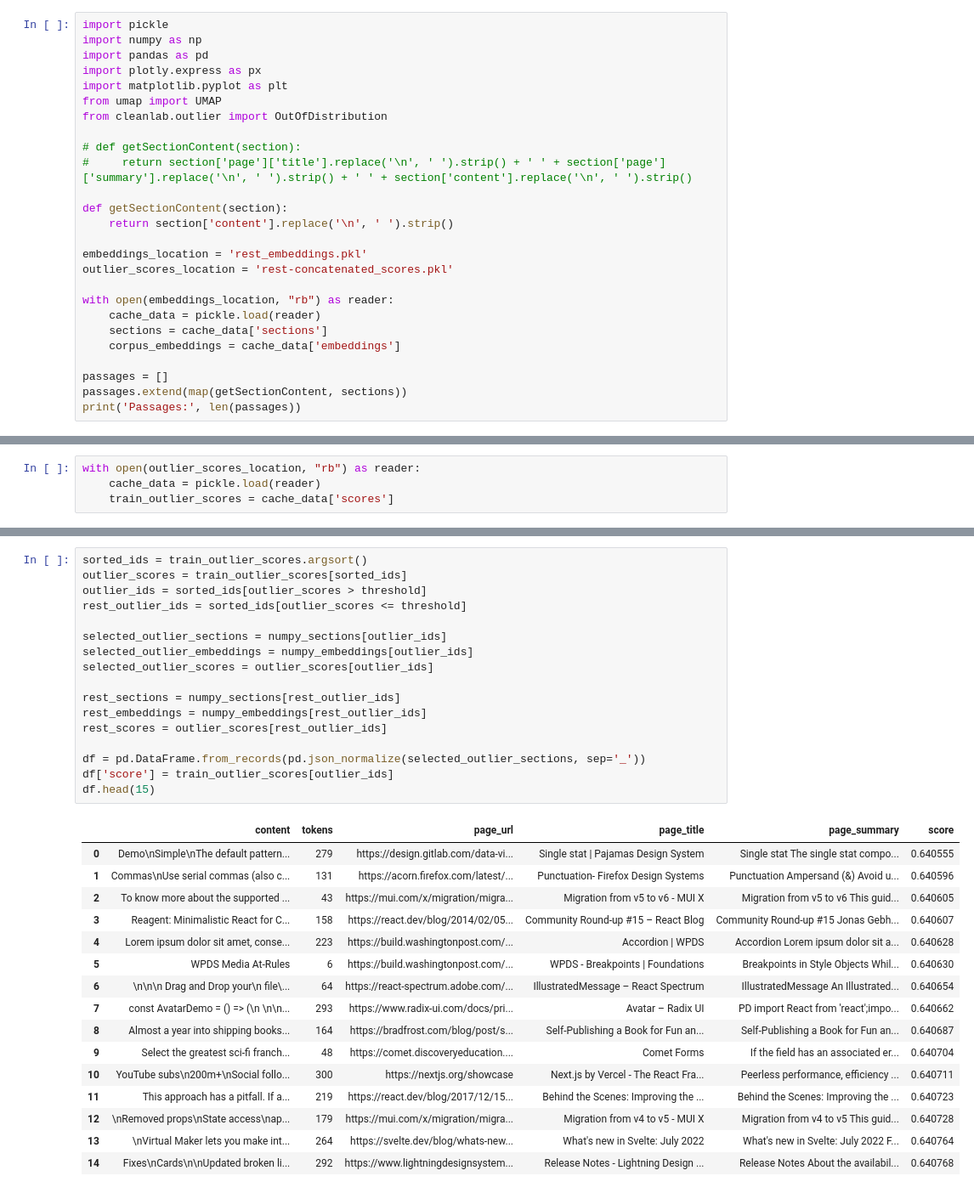
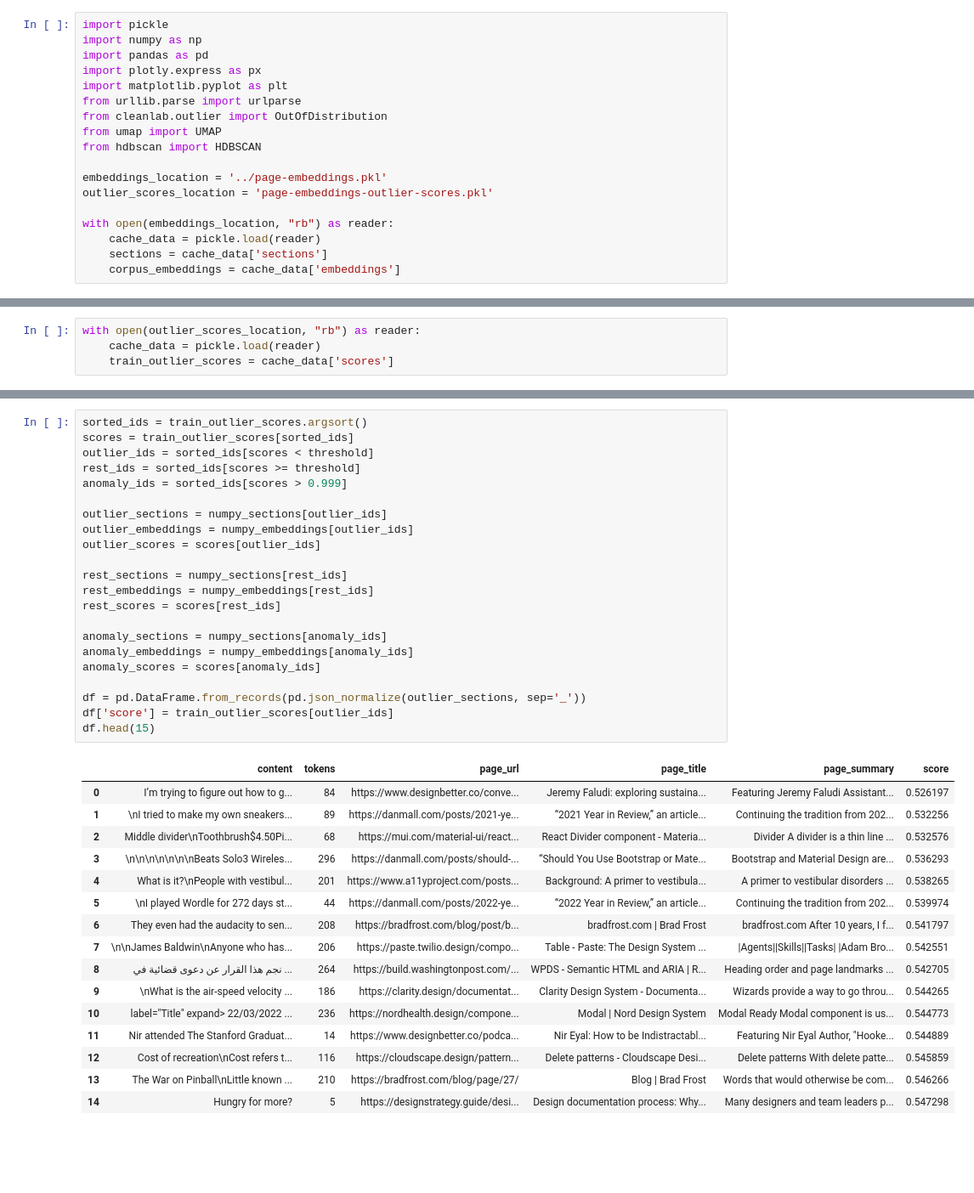
Before and after one commit to kickstartDS/concierge, a Jupyter notebook: notebooks/cleanup-data.ipynb, the cells around one changed output, grey strips where cells are left out. Shown at 85% size. Saved outputs shown, nothing was run; the diff lists cells and outputs as text; blank space fills up the shorter version.

```diff
--- a/notebooks/cleanup-data.ipynb
+++ b/notebooks/cleanup-data.ipynb
@@ -8,23 +8,15 @@ import numpy as np
 import pandas as pd
 import plotly.express as px
 import matplotlib.pyplot as plt
+from urllib.parse import urlparse
+from cleanlab.outlier import OutOfDistribution
 from umap import UMAP
-from cleanlab.outlier import OutOfDistribution
+from hdbscan import HDBSCAN
 
-# def getSectionContent(section):
-#     return section['page']['title'].replace('\n', ' ').strip() + ' ' + section['page']['summary'].replace('\n', ' ').strip() + ' ' + section['content'].replace('\n', ' ').strip()
-
-def getSectionContent(section):
-    return section['content'].replace('\n', ' ').strip()
-
-embeddings_location = 'rest_embeddings.pkl'
-outlier_scores_location = 'rest-concatenated_scores.pkl'
+embeddings_location = '../page-embeddings.pkl'
+outlier_scores_location = 'page-embeddings-outlier-scores.pkl'
 
 with open(embeddings_location, "rb") as reader:
     cache_data = pickle.load(reader)
     sections = cache_data['sections']
     corpus_embeddings = cache_data['embeddings']
-
-passages = []
-passages.extend(map(getSectionContent, sections))
-print('Passages:', len(passages))
@@ -87,35 +81,40 @@ plt.axvline(threshold, color='r', linestyle='--')
 # %%
 sorted_ids = train_outlier_scores.argsort()
-outlier_scores = train_outlier_scores[sorted_ids]
-outlier_ids = sorted_ids[outlier_scores > threshold]
-rest_outlier_ids = sorted_ids[outlier_scores <= threshold]
+scores = train_outlier_scores[sorted_ids]
+outlier_ids = sorted_ids[scores < threshold]
+rest_ids = sorted_ids[scores >= threshold]
+anomaly_ids = sorted_ids[scores > 0.999]
 
-selected_outlier_sections = numpy_sections[outlier_ids]
-selected_outlier_embeddings = numpy_embeddings[outlier_ids]
-selected_outlier_scores = outlier_scores[outlier_ids]
+outlier_sections = numpy_sections[outlier_ids]
+outlier_embeddings = numpy_embeddings[outlier_ids]
+outlier_scores = scores[outlier_ids]
 
-rest_sections = numpy_sections[rest_outlier_ids]
-rest_embeddings = numpy_embeddings[rest_outlier_ids]
-rest_scores = outlier_scores[rest_outlier_ids]
+rest_sections = numpy_sections[rest_ids]
+rest_embeddings = numpy_embeddings[rest_ids]
+rest_scores = scores[rest_ids]
 
-df = pd.DataFrame.from_records(pd.json_normalize(selected_outlier_sections, sep='_'))
+anomaly_sections = numpy_sections[anomaly_ids]
+anomaly_embeddings = numpy_embeddings[anomaly_ids]
+anomaly_scores = scores[anomaly_ids]
+
+df = pd.DataFrame.from_records(pd.json_normalize(outlier_sections, sep='_'))
 df['score'] = train_outlier_scores[outlier_ids]
 df.head(15)
 # %% [output]
 |  | content | tokens | page_url | page_title | page_summary | score |
-| 0 | Demo\nSimple\nThe default pattern... | 279 | https://design.gitlab.com/data-vi... | Single stat | Pajamas Design System | Single stat The single stat compo... | 0.640555 |
-| 1 | Commas\nUse serial commas (also c... | 131 | https://acorn.firefox.com/latest/... | Punctuation- Firefox Design Systems | Punctuation Ampersand (&) Avoid u... | 0.640596 |
-| 2 | To know more about the supported ... | 43 | https://mui.com/x/migration/migra... | Migration from v5 to v6 - MUI X | Migration from v5 to v6 This guid... | 0.640605 |
-| 3 | Reagent: Minimalistic React for C... | 158 | https://react.dev/blog/2014/02/05... | Community Round-up #15 – React Blog | Community Round-up #15 Jonas Gebh... | 0.640607 |
-| 4 | Lorem ipsum dolor sit amet, conse... | 223 | https://build.washingtonpost.com/... | Accordion | WPDS | Accordion Lorem ipsum dolor sit a... | 0.640628 |
-| 5 | WPDS Media At-Rules | 6 | https://build.washingtonpost.com/... | WPDS - Breakpoints | Foundations | Breakpoints in Style Objects Whil... | 0.640630 |
-| 6 | \n\n\n Drag and Drop your\n file\... | 64 | https://react-spectrum.adobe.com/... | IllustratedMessage – React Spectrum | IllustratedMessage An Illustrated... | 0.640654 |
-| 7 | const AvatarDemo = () => (\n \n\n... | 293 | https://www.radix-ui.com/docs/pri... | Avatar – Radix UI | PD import React from 'react';impo... | 0.640662 |
-| 8 | Almost a year into shipping books... | 164 | https://bradfrost.com/blog/post/s... | Self-Publishing a Book for Fun an... | Self-Publishing a Book for Fun an... | 0.640687 |
-| 9 | Select the greatest sci-fi franch... | 48 | https://comet.discoveryeducation.... | Comet Forms | If the field has an associated er... | 0.640704 |
-| 10 | YouTube subs\n200m+\nSocial follo... | 300 | https://nextjs.org/showcase | Next.js by Vercel - The React Fra... | Peerless performance, efficiency ... | 0.640711 |
-| 11 | This approach has a pitfall. If a... | 219 | https://react.dev/blog/2017/12/15... | Behind the Scenes: Improving the ... | Behind the Scenes: Improving the ... | 0.640723 |
-| 12 | \nRemoved props\nState access\nap... | 179 | https://mui.com/x/migration/migra... | Migration from v4 to v5 - MUI X | Migration from v4 to v5 This guid... | 0.640728 |
-| 13 | \nVirtual Maker lets you make int... | 264 | https://svelte.dev/blog/whats-new... | What's new in Svelte: July 2022 | What's new in Svelte: July 2022 F... | 0.640764 |
-| 14 | Fixes\nCards\n\nUpdated broken li... | 292 | https://www.lightningdesignsystem... | Release Notes - Lightning Design ... | Release Notes About the availabil... | 0.640768 |
+| 0 | I’m trying to figure out how to g... | 84 | https://www.designbetter.co/conve... | Jeremy Faludi: exploring sustaina... | Featuring Jeremy Faludi Assistant... | 0.526197 |
+| 1 | \nI tried to make my own sneakers... | 89 | https://danmall.com/posts/2021-ye... | “2021 Year in Review,” an article... | Continuing the tradition from 202... | 0.532256 |
+| 2 | Middle divider\nToothbrush$4.50Pi... | 68 | https://mui.com/material-ui/react... | React Divider component - Materia... | Divider A divider is a thin line ... | 0.532576 |
+| 3 | \n\n\n\n\n\n\nBeats Solo3 Wireles... | 296 | https://danmall.com/posts/should-... | “Should You Use Bootstrap or Mate... | Bootstrap and Material Design are... | 0.536293 |
+| 4 | What is it?\nPeople with vestibul... | 201 | https://www.a11yproject.com/posts... | Background: A primer to vestibula... | A primer to vestibular disorders ... | 0.538265 |
+| 5 | \nI played Wordle for 272 days st... | 44 | https://danmall.com/posts/2022-ye... | “2022 Year in Review,” an article... | Continuing the tradition from 202... | 0.539974 |
+| 6 | They even had the audacity to sen... | 208 | https://bradfrost.com/blog/post/b... | bradfrost.com | Brad Frost | bradfrost.com After 10 years, I f... | 0.541797 |
+| 7 | \n\nJames Baldwin\nAnyone who has... | 206 | https://paste.twilio.design/compo... | Table - Paste: The Design System ... | |Agents||Skills||Tasks| |Adam Bro... | 0.542551 |
+| 8 | نجم هذا القرار عن دعوى قضائية في ... | 264 | https://build.washingtonpost.com/... | WPDS - Semantic HTML and ARIA | R... | Heading order and page landmarks ... | 0.542705 |
+| 9 | \nWhat is the air-speed velocity ... | 186 | https://clarity.design/documentat... | Clarity Design System - Documenta... | Wizards provide a way to go throu... | 0.544265 |
+| 10 | label="Title" expand> 22/03/2022 ... | 236 | https://nordhealth.design/compone... | Modal | Nord Design System | Modal Ready Modal component is us... | 0.544773 |
+| 11 | Nir attended The Stanford Graduat... | 14 | https://www.designbetter.co/podca... | Nir Eyal: How to be Indistractabl... | Featuring Nir Eyal Author, "Hooke... | 0.544889 |
+| 12 | Cost of recreation\nCost refers t... | 116 | https://cloudscape.design/pattern... | Delete patterns - Cloudscape Desi... | Delete patterns With delete patte... | 0.545859 |
+| 13 | The War on Pinball\nLittle known ... | 210 | https://bradfrost.com/blog/page/27/ | Blog | Brad Frost | Words that would otherwise be com... | 0.546266 |
+| 14 | Hungry for more? | 5 | https://designstrategy.guide/desi... | Design documentation process: Why... | Many designers and team leaders p... | 0.547298 |
 # %%
```
Also changed, not shown: parts of 22 cells of this notebook, 2 other files.
